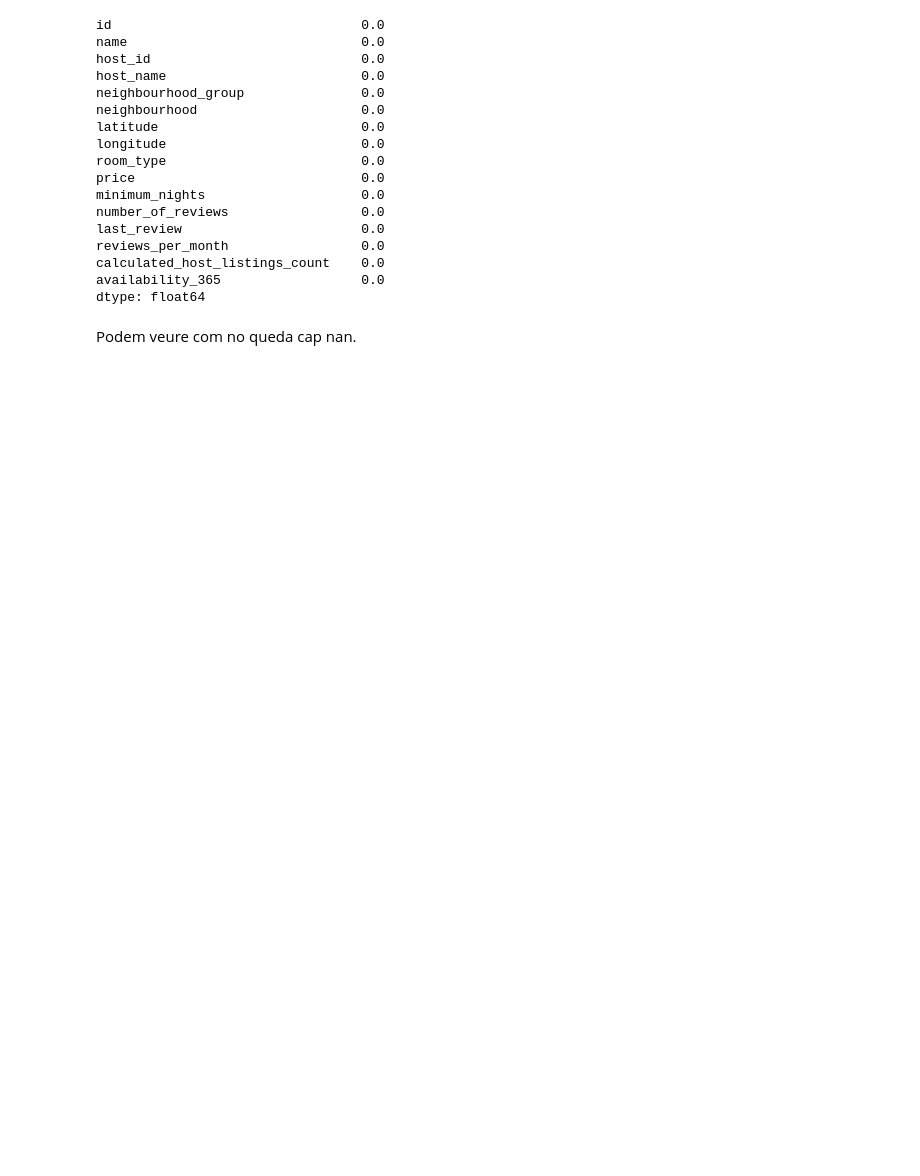
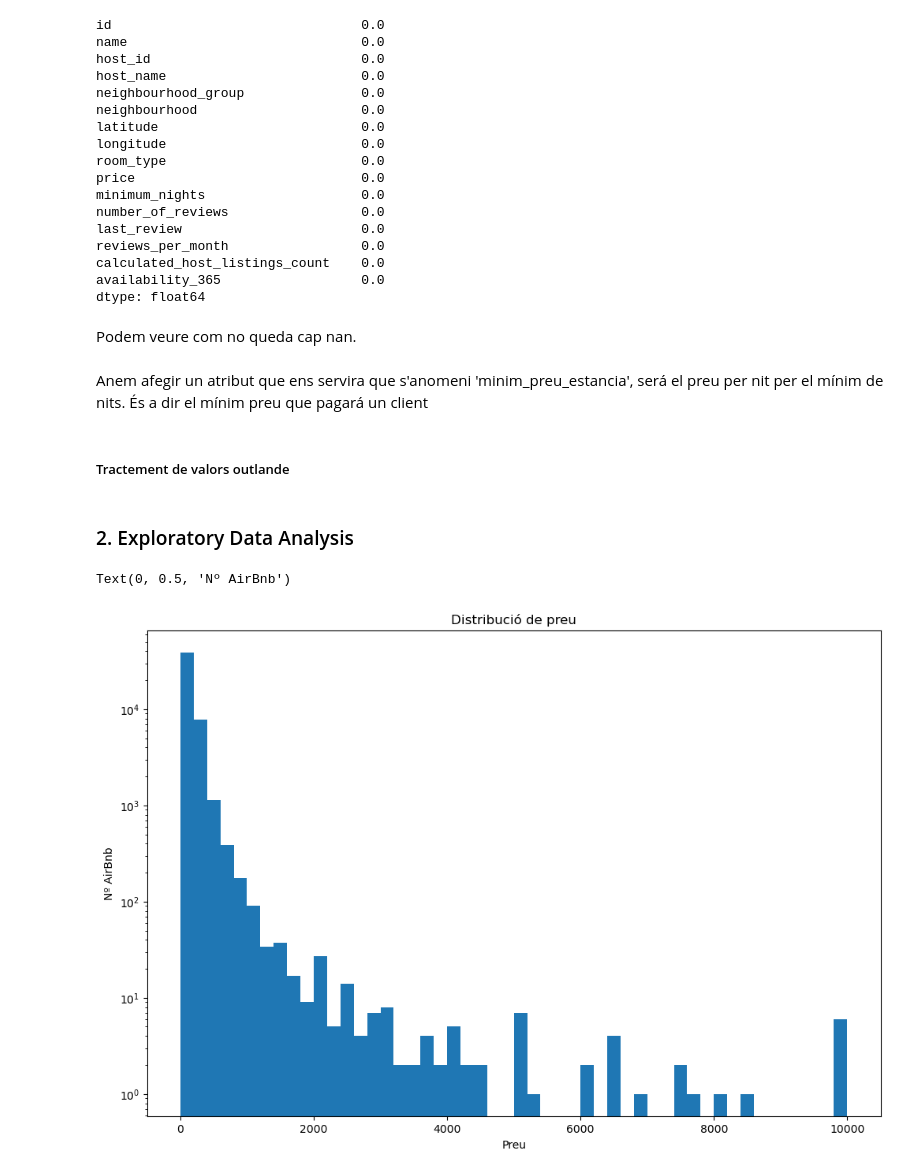
Before and after one commit to polvila25/CAS-KAGGLE-APC, a Jupyter notebook: cas_kaggle.ipynb, the cells around one changed output. Cells and saved outputs as stored; diff of their text form; code cells hidden in the pictures; blank space fills up the shorter version.

Commit message:
guia + empezar Exploratory Data Analysis

```diff
--- a/cas_kaggle.ipynb
+++ b/cas_kaggle.ipynb
@@ -174,3 +181,21 @@ availability_365                  0.0
 dtype: float64
 # %% [markdown]
 Podem veure com no queda cap nan.
+# %% [markdown]
+Anem afegir un atribut que ens servira que s'anomeni 'minim_preu_estancia', será el preu per nit per el mínim de nits. És a dir el mínim preu que pagará un client
+# %%
+df['minim_preu_estancia'] = df['price'] * df['minimum_nights']
+# %% [markdown]
+##### Tractement de valors outlande
+# %% [markdown]
+### 2. Exploratory Data Analysis
+# %%
+# Distribució del preu d'alquiler
+fig, ax = plt.subplots(figsize=(12,8))
+ax.hist(df['price'], bins=50, log=True)
+ax.set_title('Distribució de preu')
+ax.set_xlabel('Preu')
+ax.set_ylabel('Nº AirBnb')
+# %% [output]
+Text(0, 0.5, 'Nº AirBnb')
+[figure, added]
```
Also changed, not shown: parts of 7 cells of this notebook.
